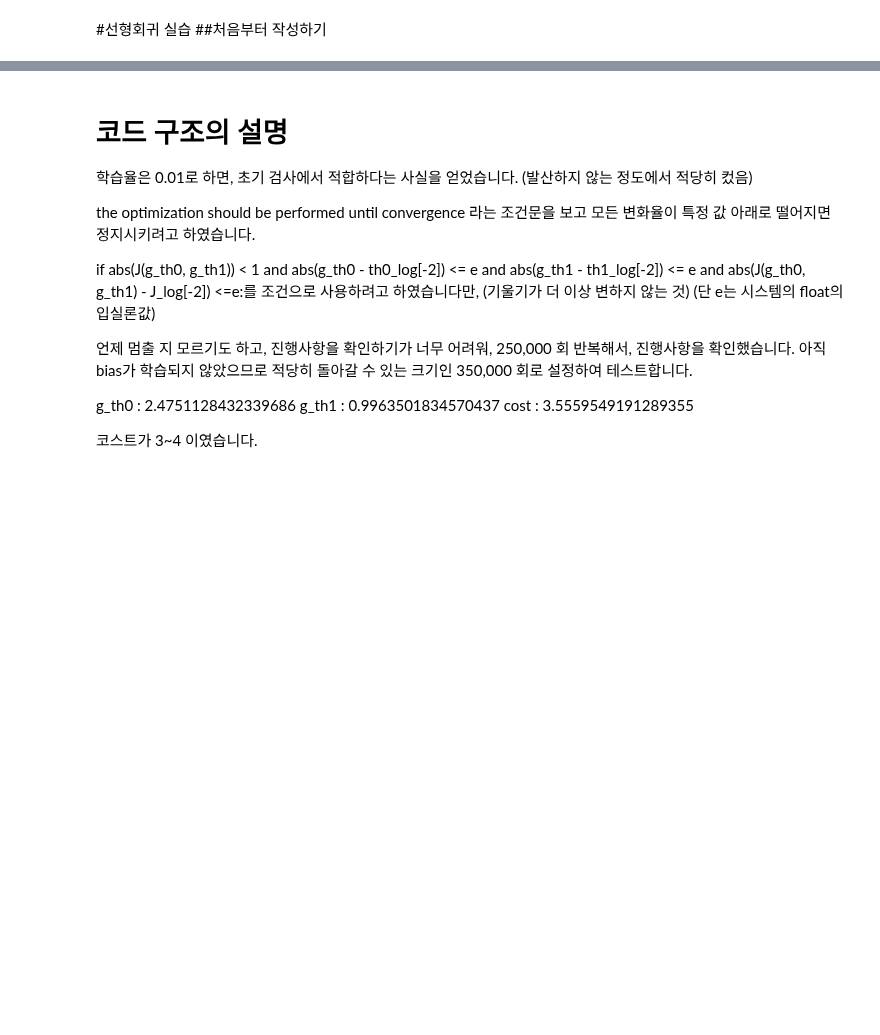
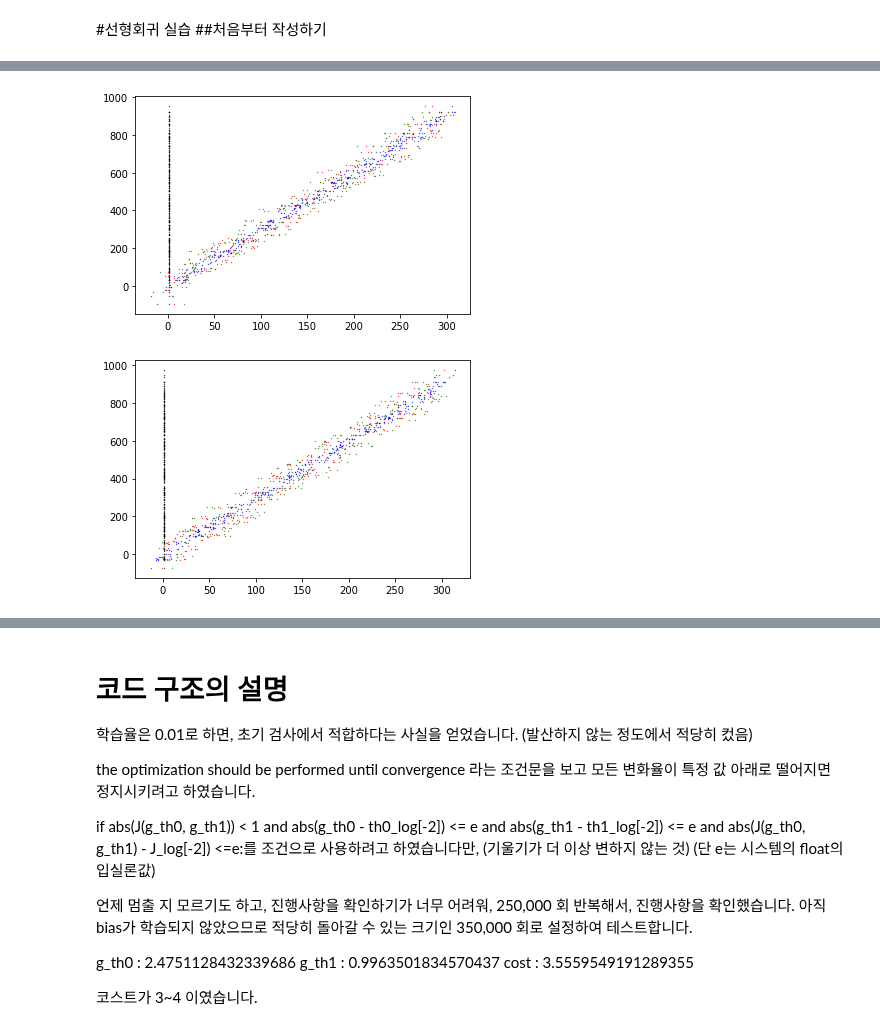
Before and after one commit to heebinYoo/assignment-02, a Jupyter notebook: assign02.ipynb, the cells around one changed output, grey strips where cells are left out. Cells and saved outputs as stored; diff of their text form; code cells hidden in the pictures; blank space fills up the shorter version.

```diff
--- a/assign02.ipynb
+++ b/assign02.ipynb
@@ -26,0 +4,23 @@ plt.show()
+# %%
+import numpy as np
+import random as rd
+import matplotlib.pylab as plt
+from matplotlib import cm
+import csv
+
+
+train_set = []
+test_set = []
+
+with open("/content/drive/My Drive/Colab Notebooks/assignment-02/data_train.csv", newline='') as myfile:
+    reader  = csv.reader(myfile, delimiter=',')
+    for i in reader:
+        train_set.append([1,float(i[0]),float(i[1]),float(i[2]),float(i[3])])
+
+with open("/content/drive/My Drive/Colab Notebooks/assignment-02/data_test.csv", newline='') as myfile:
+    reader  = csv.reader(myfile, delimiter=',')
+    for i in reader:
+        test_set.append([1,float(i[0]),float(i[1]),float(i[2]),float(i[3])])
+
+train_set = np.array(train_set)
+test_set = np.array(test_set)
@@ -27,3 +53,19 @@ plt.show()
+# %%
+plt.scatter(train_set[:,0],train_set[:,4], c="black", s=0.1)
+plt.scatter(train_set[:,1],train_set[:,4], c="red", s=0.1)
+plt.scatter(train_set[:,2],train_set[:,4], c="green", s=0.1)
+plt.scatter(train_set[:,3],train_set[:,4], c="blue", s=0.1)
+
+plt.show()
+
+plt.scatter(test_set[:,0],test_set[:,4], c="black", s=0.1)
+plt.scatter(test_set[:,1],test_set[:,4], c="red", s=0.1)
+plt.scatter(test_set[:,2],test_set[:,4], c="green", s=0.1)
+plt.scatter(test_set[:,3],test_set[:,4], c="blue", s=0.1)
+plt.show()
+# %% [output]
+[figure, added]
+[figure, added]
 # %% [markdown]
 # Linear regression
 모델은 다음과 같다.
```
Also changed, not shown: parts of 19 cells of this notebook, 1 other file.
